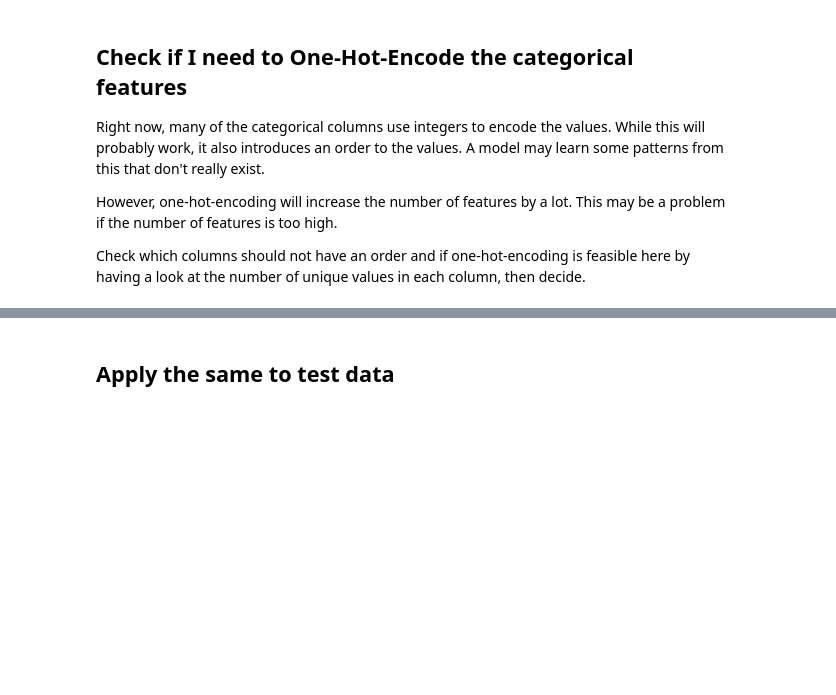
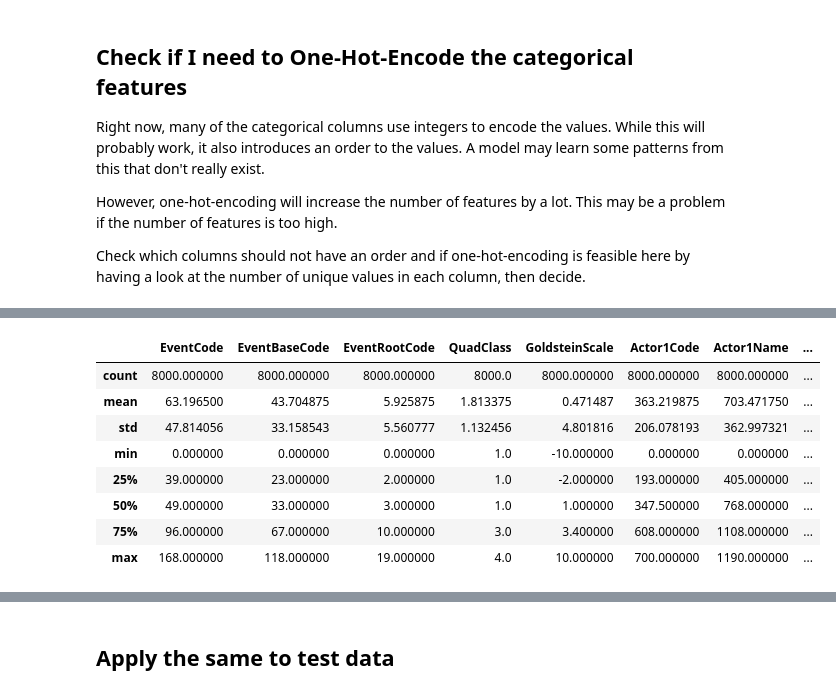
Before and after one commit to fabianjkrueger/gdelt-newsimpact, a Jupyter notebook: notebooks/get_and_explore_data.ipynb, the cells around one changed output, grey strips where cells are left out. Drawn from its saved outputs; the diff is of its cells as text; code cells hidden in the pictures; blank space fills up the shorter version.

Commit message:
Encoded columns as categories and documented some further decisions.

```diff
--- a/notebooks/get_and_explore_data.ipynb
+++ b/notebooks/get_and_explore_data.ipynb
@@ -536,8 +525,8 @@ train_df['day_of_year'] = train_df['date'].dt.dayofyear  # 1-365
 train_df['day_of_week'] = train_df['date'].dt.dayofweek  # 0=Monday, 6=Sunday
 train_df['is_weekend'] = train_df['day_of_week'].isin([5, 6]).astype(int)
 
-# Drop the intermediate date column if you want
-train_df = train_df.drop('date', axis=1)
+# Drop the intermediate date column and the original date related columns
+train_df = train_df.drop(["date", "SQLDATE", "MonthYear"], axis=1)
 # %% [markdown]
 ## Check if I need to One-Hot-Encode the categorical features
 
@@ -553,0 +595,21 @@ unique values in each column, then decide.
+# %%
+# list the categorical columns
+categorical_cols = [
+    'EventCode',
+    'EventBaseCode',
+    'EventRootCode',
+    'Actor1Code',
+    'Actor1Name',
+    'Actor2Code',
+    'Actor2Name',
+    'ActionGeo_CountryCode',
+    'ActionGeo_ADM1Code',
+    'ActionGeo_FeatureID'
+]
+
+# convert to categorical dtype and encode as integers
+for col in categorical_cols:
+    train_df[col] = train_df[col].astype('category').cat.codes
+
+# check the result
+train_df.head()
@@ -554 +623,14 @@ unique values in each column, then decide.
+# %%
+# check the distribution of these new values
+train_df.describe()
+# %% [output]
+|  | EventCode | EventBaseCode | EventRootCode | QuadClass | GoldsteinScale | Actor1Code | Actor1Name | ... |
+| count | 8000.000000 | 8000.000000 | 8000.000000 | 8000.0 | 8000.000000 | 8000.000000 | 8000.000000 | ... |
+| mean | 63.196500 | 43.704875 | 5.925875 | 1.813375 | 0.471487 | 363.219875 | 703.471750 | ... |
+| std | 47.814056 | 33.158543 | 5.560777 | 1.132456 | 4.801816 | 206.078193 | 362.997321 | ... |
+| min | 0.000000 | 0.000000 | 0.000000 | 1.0 | -10.000000 | 0.000000 | 0.000000 | ... |
+| 25% | 39.000000 | 23.000000 | 2.000000 | 1.0 | -2.000000 | 193.000000 | 405.000000 | ... |
+| 50% | 49.000000 | 33.000000 | 3.000000 | 1.0 | 1.000000 | 347.500000 | 768.000000 | ... |
+| 75% | 96.000000 | 67.000000 | 10.000000 | 3.0 | 3.400000 | 608.000000 | 1108.000000 | ... |
+| max | 168.000000 | 118.000000 | 19.000000 | 4.0 | 10.000000 | 700.000000 | 1190.000000 | ... |
 # %% [markdown]
```
Also changed, not shown: parts of 14 cells of this notebook.
